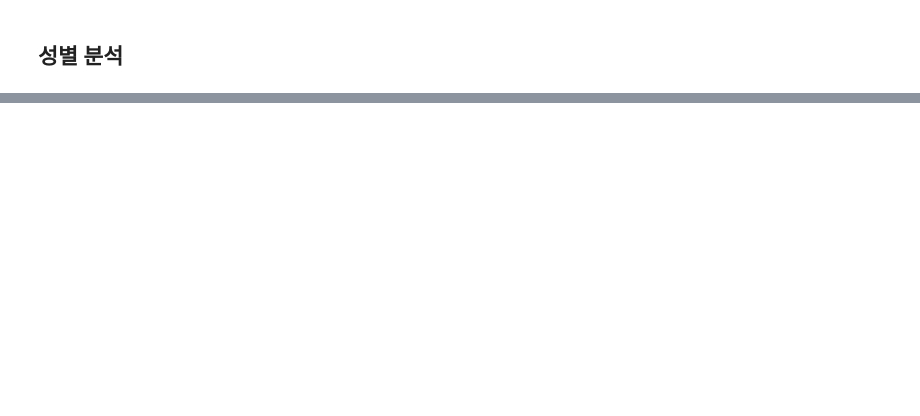
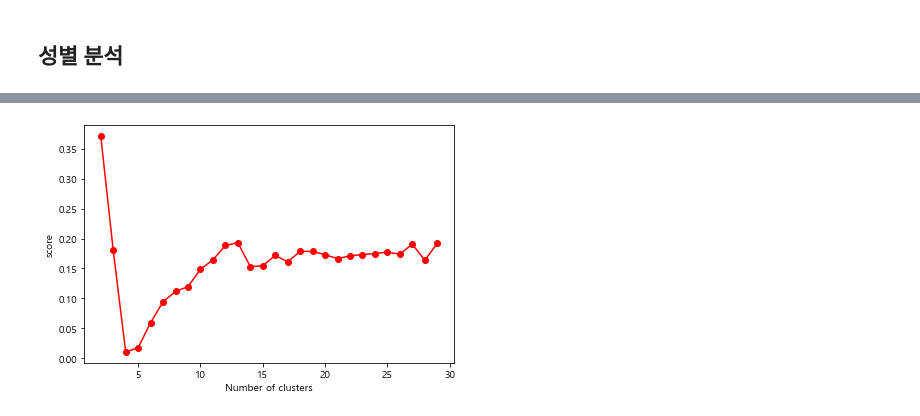
Before and after one commit to jun3599/finacial_-analysis, a Jupyter notebook: SinhanBankData.ipynb, the cells around one changed output, grey strips where cells are left out. Cells and saved outputs as stored; diff of their text form; code cells hidden in the pictures; blank space fills up the shorter version.

```diff
--- a/SinhanBankData.ipynb
+++ b/SinhanBankData.ipynb
@@ -452,0 +1334,25 @@ Map
+# %%
+from sklearn.cluster import SpectralClustering
+
+score = []
+for i in range(2,30):
+    sp = SpectralClustering(n_clusters=i,
+                eigen_solver = 'arpack',
+                affinity = 'nearest_neighbors',
+                n_init=10,
+                random_state=1)
+    y_hat = sp.fit_predict(data)
+
+    clusters_sp = unique(y_hat)
+    labels_sp = sp.labels_
+    score_sp = metrics.silhouette_score(data,labels_sp)
+
+    score.append(score_sp)
+
+plt.plot(range(2, 30), score, marker='o', color='red')
+plt.xlabel('Number of clusters')
+plt.ylabel('score')
+plt.tight_layout()
+plt.show()
+# %% [output]
+[figure, added]
```
Also changed, not shown: parts of 80 cells of this notebook.
